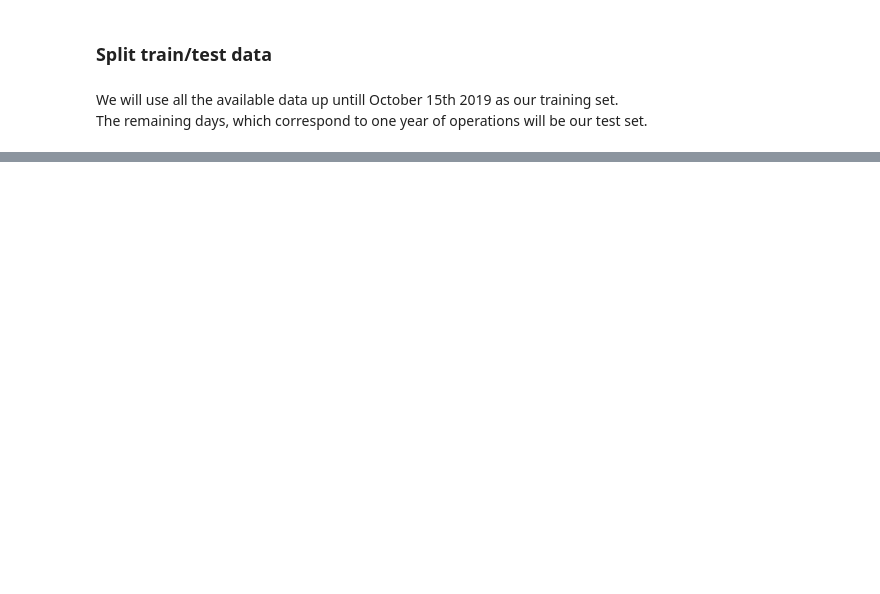
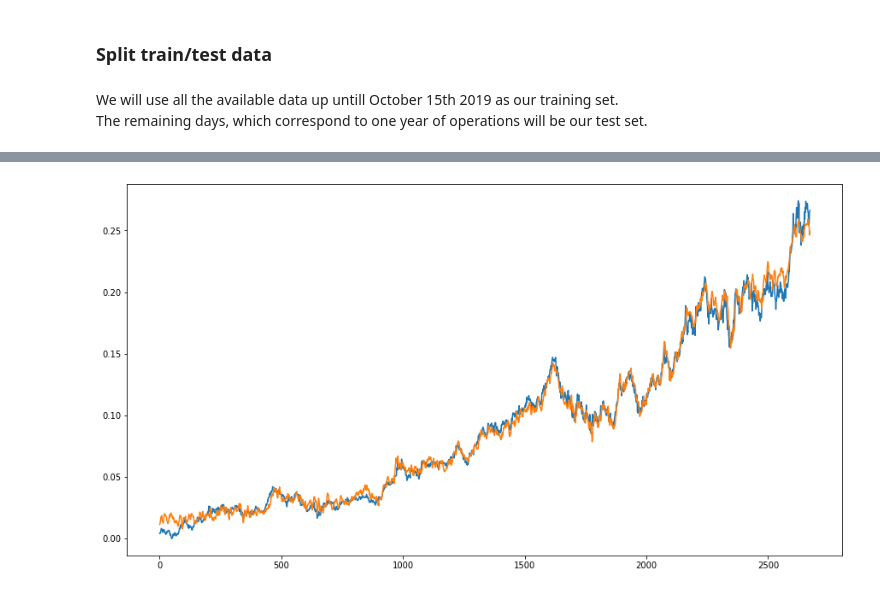
Before and after one commit to brunokiyoshi/Nanodegree-MLE-capstone-project, a Jupyter notebook: Capstone project.ipynb, the cells around one changed output, grey strips where cells are left out. Saved outputs shown, nothing was run; the diff lists cells and outputs as text; code cells hidden in the pictures; blank space fills up the shorter version.

```diff
--- a/Capstone project.ipynb
+++ b/Capstone project.ipynb
@@ -213,0 +302,18 @@ The remaining days, which correspond to one year of operations will be our test
+# %%
+train_data = pd.read_csv(os.path.join(train_data_dir, "train.csv"), header=None, names=None)
+
+train_y = train_data[[0]].values
+train_y = torch.from_numpy(train_y).float()
+
+train_X = train_data.drop([0], axis=1).values
+train_X = torch.from_numpy(train_X).float().unsqueeze(1)
+# %%
+predictions_train = predictor.predict(train_X)
+# %%
+# plot baseline and predictions
+plt.figure(figsize=(15,8))
+plt.plot(train_y)
+plt.plot(predictions_train)
+plt.show()
+# %% [output]
+[figure, added]
```
Also changed, not shown: parts of 28 cells of this notebook, 3 other files.
